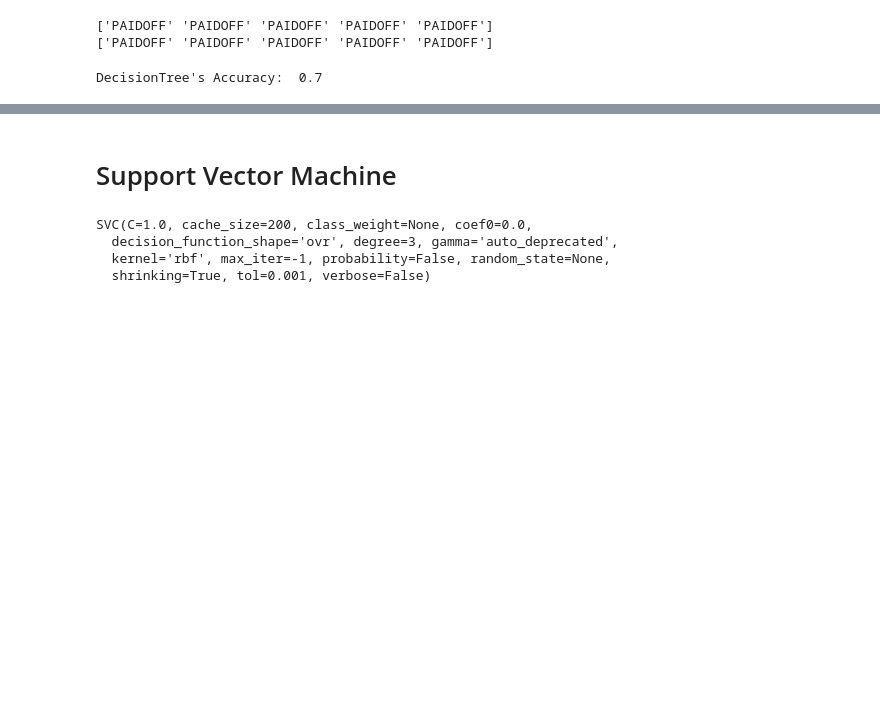
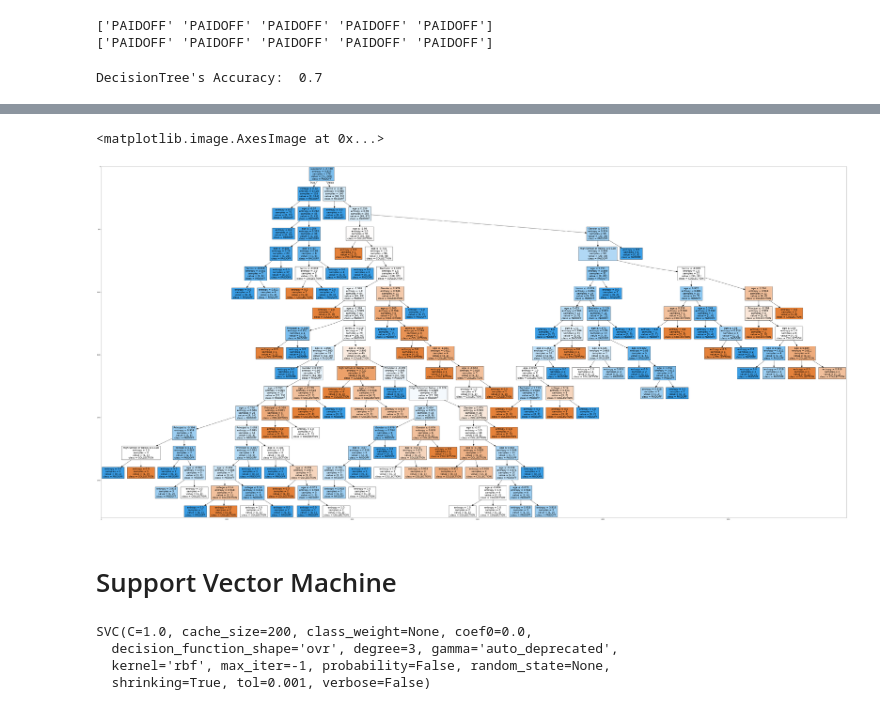
Before and after one commit to marialida/coursera-capstone-project, a Jupyter notebook: MLwPython-Maria-Lida.ipynb, the cells around one changed output, grey strips where cells are left out. Cells and saved outputs as stored; diff of their text form; code cells hidden in the pictures; blank space fills up the shorter version.

```diff
--- a/MLwPython-Maria-Lida.ipynb
+++ b/MLwPython-Maria-Lida.ipynb
@@ -386,21 +391,24 @@ Solving environment: /
 # %%
 from sklearn.externals.six import StringIO
 import matplotlib.pyplot as plt
 import pydotplus
 import matplotlib.image as mpimg
 from sklearn import tree
 %matplotlib inline
 
 dot_data = StringIO()
 filename = "LoanTree.png"
-featureNames = X.columns[0:5]
-targetNames = y["loan_status"].unique().tolist()
+featureNames = Feature.columns[0:8]
+targetNames = df["loan_status"].unique().tolist()
 out = tree.export_graphviz(LoanTree, feature_names=featureNames, out_file=dot_data, class_names=np.unique(y_train), filled = True, special_characters=True, rotate =False)
 graph = pydotplus.graph_from_dot_data(dot_data.getvalue())
 graph.write_png(filename)
 img = mpimg.imread(filename)
 plt.figure(figsize=(100, 200))
 plt.imshow(img,interpolation='nearest')
+# %% [output]
+<matplotlib.image.AxesImage at 0x...>
+[figure, added]
 # %% [markdown]
 # Support Vector Machine
 # %%
```
Also changed, not shown: parts of 2 cells of this notebook.
